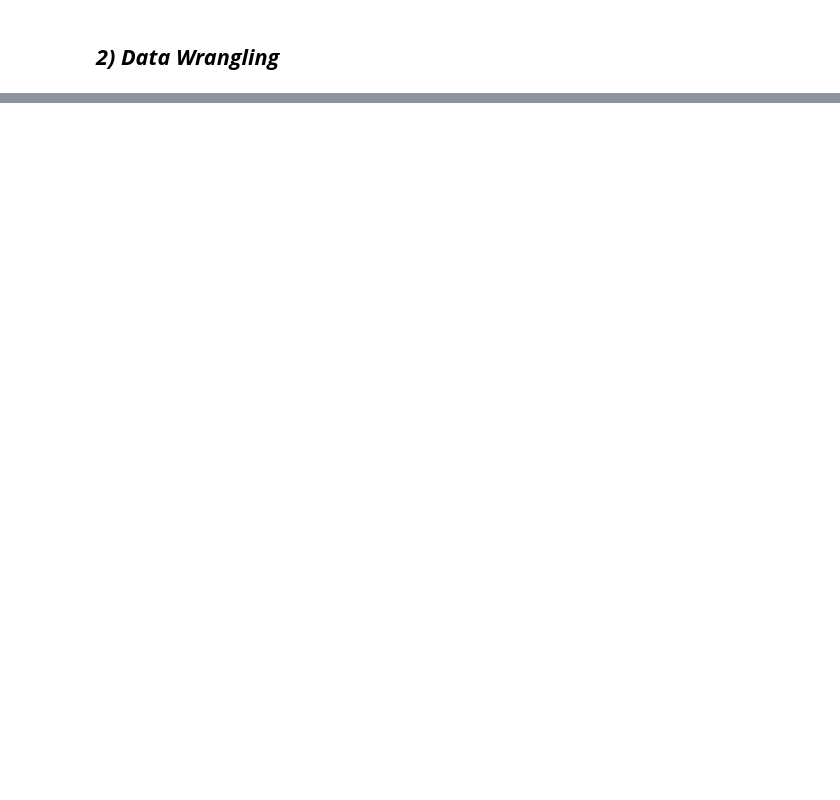
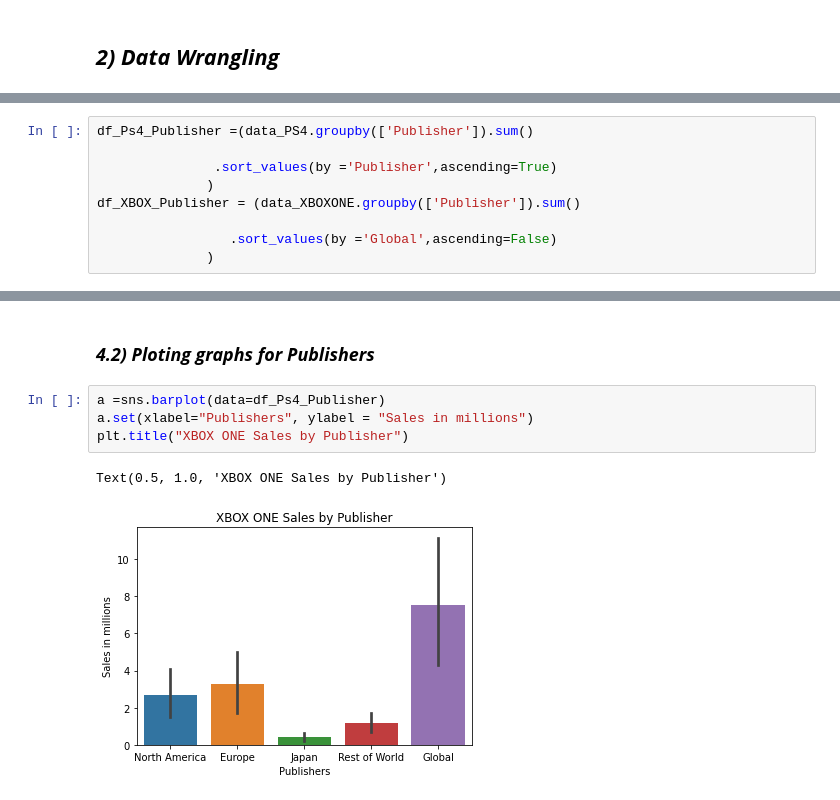
Before and after one commit to data301-2021-summer2/project-group12-project, a Jupyter notebook: analysis/dhairya/DhairyaDatasheets.ipynb, the cells around one changed output, grey strips where cells are left out. Drawn from its saved outputs; the diff is of its cells as text; blank space fills up the shorter version.

```diff
--- a/analysis/dhairya/DhairyaDatasheets.ipynb
+++ b/analysis/dhairya/DhairyaDatasheets.ipynb
@@ -52,0 +143,9 @@ data_XBOXONE
+# %%
+df_Ps4_Publisher =(data_PS4.groupby(['Publisher']).sum()
+
+               .sort_values(by ='Publisher',ascending=True)
+              )
+df_XBOX_Publisher = (data_XBOXONE.groupby(['Publisher']).sum()
+
+                 .sort_values(by ='Global',ascending=False)
+              )
@@ -52,0 +323,9 @@ data_XBOXONE
+# %% [markdown]
+### ***4.2) Ploting graphs for Publishers***
+# %%
+a =sns.barplot(data=df_Ps4_Publisher)
+a.set(xlabel="Publishers", ylabel = "Sales in millions")
+plt.title("XBOX ONE Sales by Publisher")
+# %% [output]
+Text(0.5, 1.0, 'XBOX ONE Sales by Publisher')
+[figure, added]
```
Also changed, not shown: parts of 30 cells of this notebook, 2 other files.
